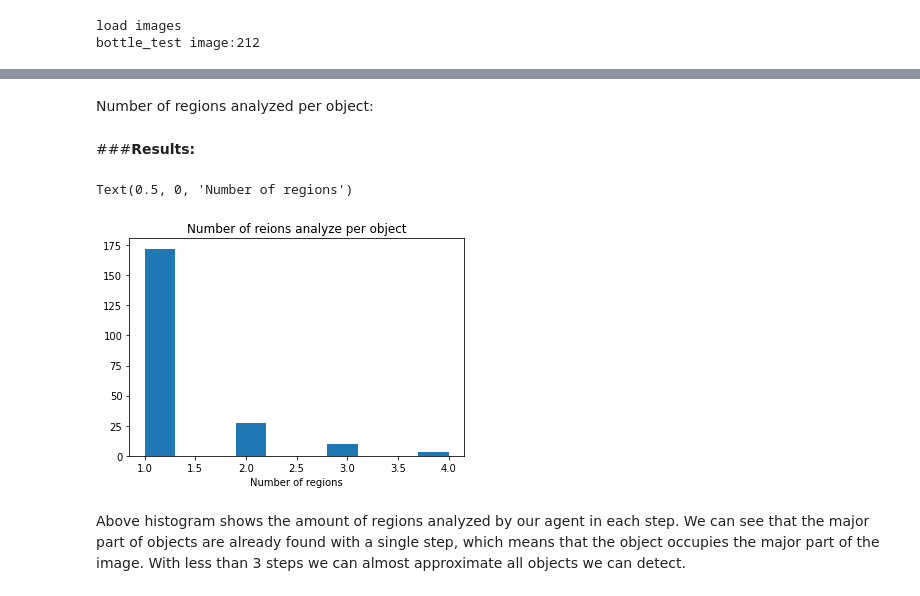
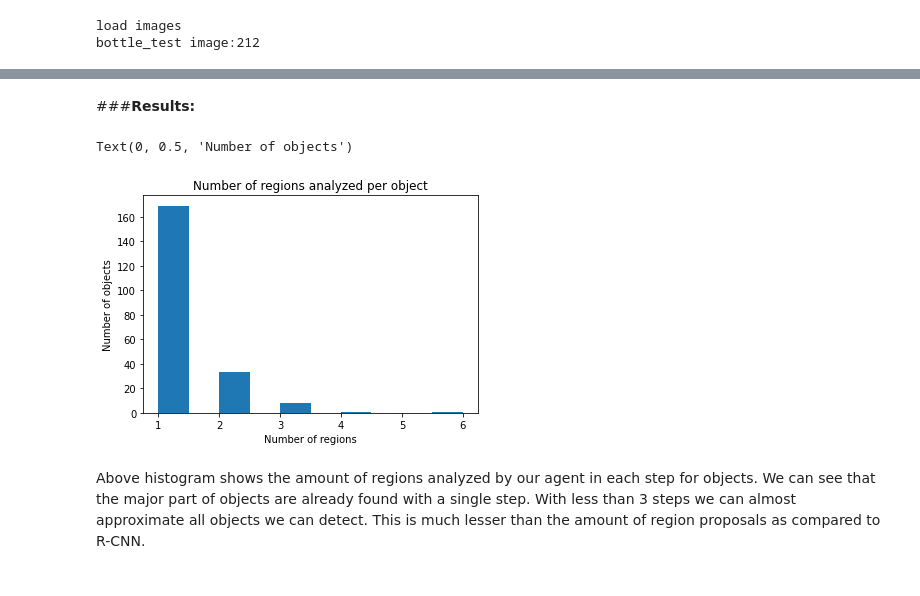
Before and after one commit to SM12345678/DeepLearningFinalProject, a Jupyter notebook: Object_Detection_with_Deep_Reinforcement_Learning.ipynb, the cells around one changed output, grey strips where cells are left out. Drawn from its saved outputs; the diff is of its cells as text; code cells hidden in the pictures.

```diff
--- a/Object_Detection_with_Deep_Reinforcement_Learning.ipynb
+++ b/Object_Detection_with_Deep_Reinforcement_Learning.ipynb
@@ -510,17 +470,15 @@ for i in range(begin, end):
-# %% [markdown]
-Number of regions analyzed per object:
 # %% [markdown]
 ###**Results:**
 # %%
 res_step = np.array(res_step) + 1
 plt.hist(res_step)
-plt.title('Number of reions analyze per object')
+plt.title('Number of regions analyzed per object')
 plt.xlabel('Number of regions')
+plt.ylabel('Number of objects')
 # %% [output]
-Text(0.5, 0, 'Number of regions')
+Text(0, 0.5, 'Number of objects')
-[figure, old version]
+[figure, new version]
 # %% [markdown]
 
-Above histogram shows the amount of regions analyzed by our agent in each step.
-We can see that the major part of objects are already found with a single step, which means that the object occupies the
-major part of the image. With less than 3 steps we can almost approximate all objects we can detect.
+Above histogram shows the amount of regions analyzed by our agent in each step for objects.
+We can see that the major part of objects are already found with a single step. With less than 3 steps we can almost approximate all objects we can detect. This is much lesser than the amount of region proposals as compared to R-CNN.
```
Also changed, not shown: parts of 3 cells of this notebook.
